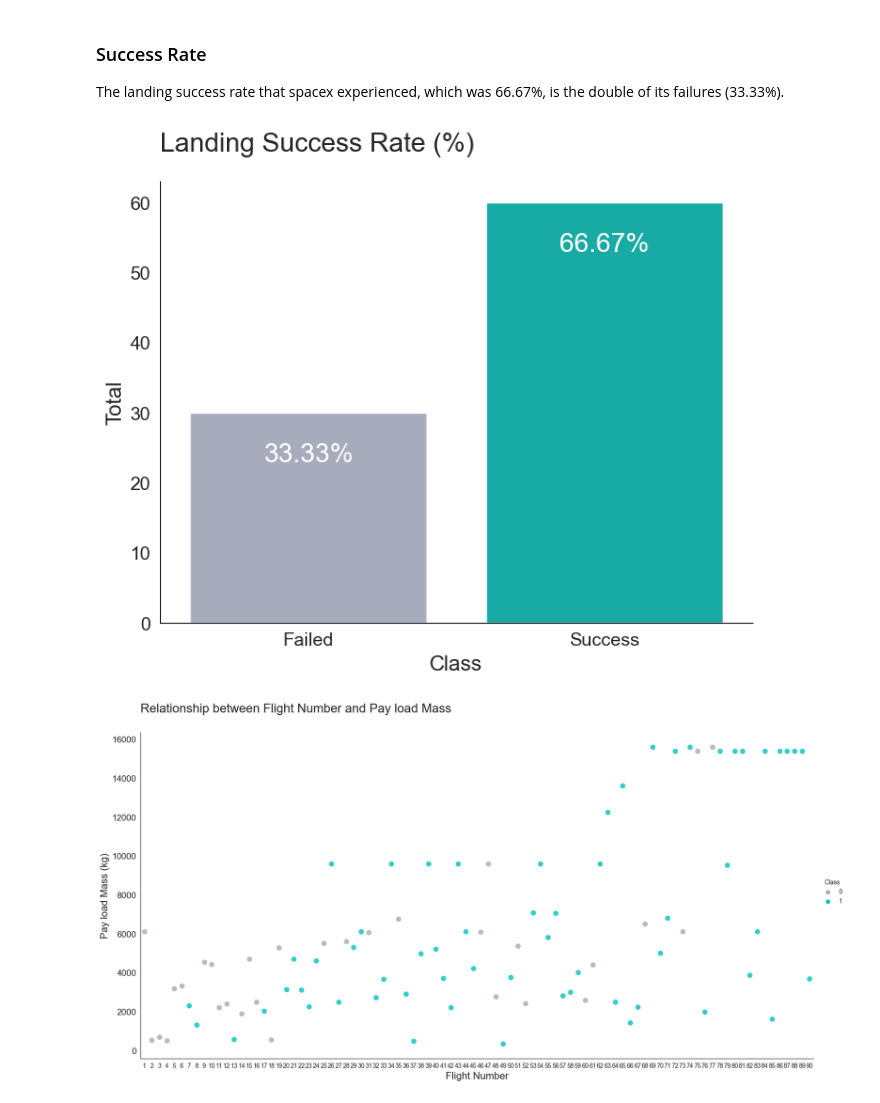
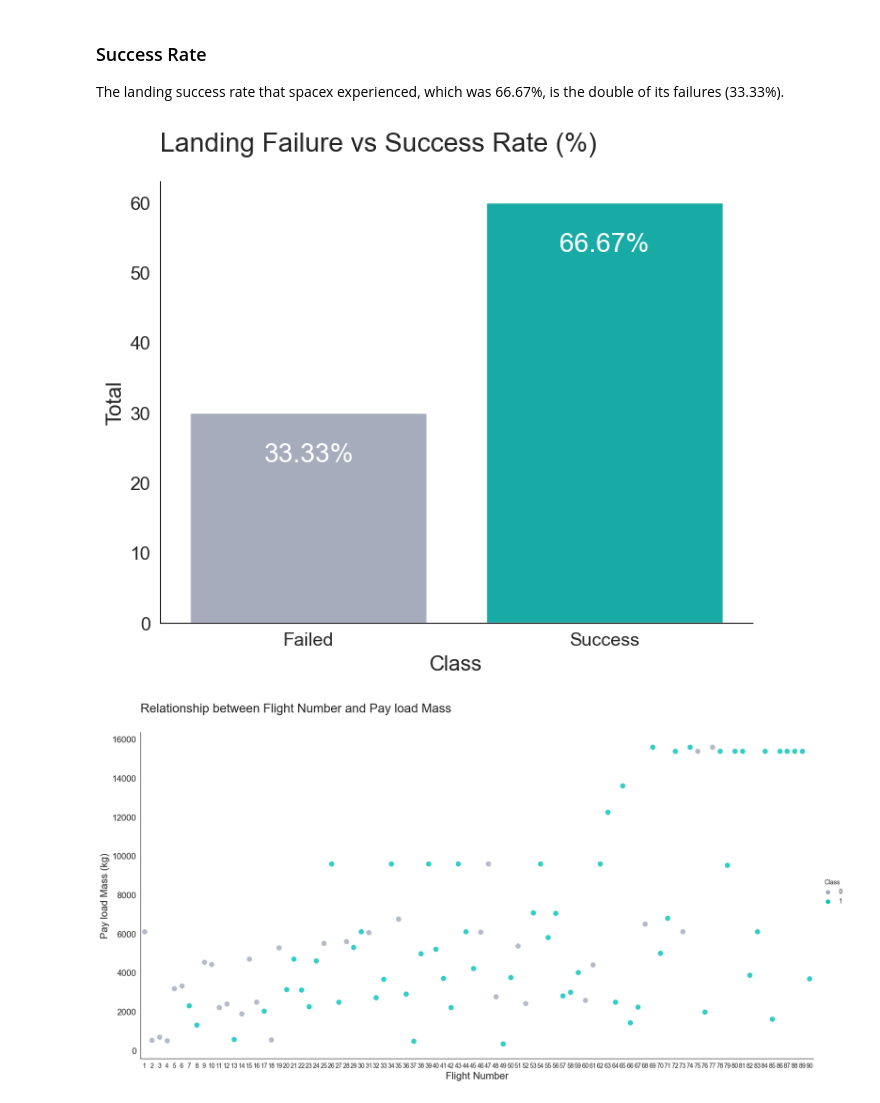
Before and after one commit to musasmike/applied_data_science_capstone, a Jupyter notebook: eda_dataviz_lab.ipynb, the cells around one changed output. Drawn from its saved outputs; the diff is of its cells as text; code cells hidden in the pictures.

```diff
--- a/eda_dataviz_lab.ipynb
+++ b/eda_dataviz_lab.ipynb
@@ -31,7 +31,7 @@ import numpy as np
 import matplotlib.pyplot as plt
 import seaborn as sns
 # %%
-df = pd.read_csv('dataset_part_2.csv')
+df = pd.read_csv('data/dataset_part_2.csv')
 df.head()
 # %% [output]
 |  | FlightNumber | Date | BoosterVersion | PayloadMass | Orbit | LaunchSite | Outcome | Flights | GridFins | ... |
@@ -58,26 +58,26 @@ The landing success rate that spacex experienced, which was 66.67%, is the doubl
 # %%
 sns.set_style('white')
 sns.set_palette(['#A3AABF', '#00C2BA'])
 
 fig, ax = plt.subplots(figsize=(8, 6))
 
 sns.countplot(data=df, x='Class')
 sns.despine()
-ax.set_title('Landing Success Rate (%)', fontsize=20, y=1.05, loc='left')
+ax.set_title('Landing Failure vs Success Rate (%)', fontsize=20, y=1.05, loc='left')
 plt.xlabel('Class', fontsize=16)
 plt.ylabel('Total', fontsize=16)
 plt.xticks(fontsize=14)
 plt.yticks(fontsize=14)
 xlabels = ['Failed', 'Success']
 ax.set_xticklabels(xlabels)
 plt.annotate("{:,.2f}".format(round(df.Class.value_counts(normalize=True)[0] * 100, 2)) + "%",
             xy=(-0.15, 23), fontsize=20, color="white")
 plt.annotate("{:,.2f}".format(round(df.Class.value_counts(normalize=True)[1] * 100, 2)) + "%",
             xy=(0.85, 53), fontsize=20, color="white")
 
 plt.show()
 # %% [output]
-[figure, old version]
+[figure, new version]
 # %%
 sns.set_style('white')
 sns.set_palette(['#A3AABF', '#00C2BA'])
```
